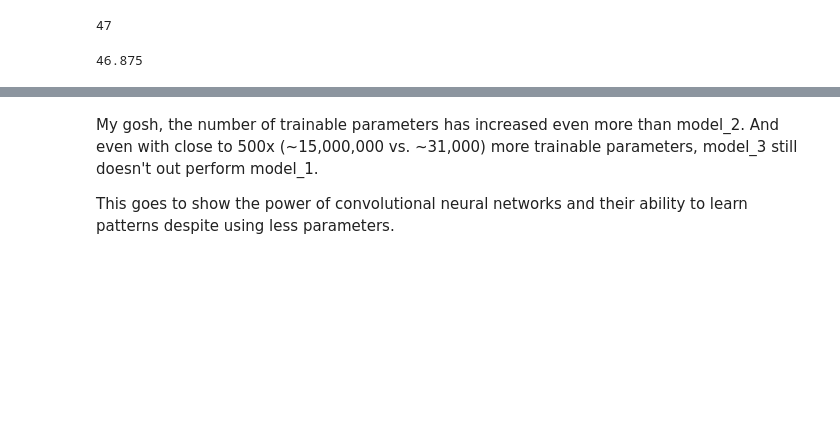
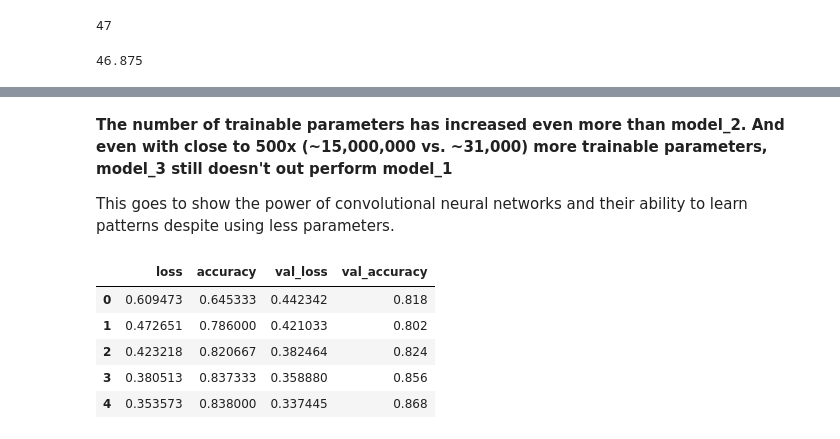
Before and after one commit to issarbhavya/ML, a Jupyter notebook: 03_convolutional_NN_&_computer_vision.ipynb, the cells around one changed output, grey strips where cells are left out. Drawn from its saved outputs; the diff is of its cells as text; code cells hidden in the pictures; blank space fills up the shorter version.

```diff
--- a/03_convolutional_NN_&_computer_vision.ipynb
+++ b/03_convolutional_NN_&_computer_vision.ipynb
@@ -363,6 +378,16 @@ Epoch 5/5
 # %% [markdown]
-
-My gosh, the number of trainable parameters has increased even more than model_2. And even with close to 500x (~15,000,000 vs. ~31,000) more trainable parameters, model_3 still doesn't out perform model_1.
+**The number of trainable parameters has increased even more than model_2. And even with close to 500x (~15,000,000 vs. ~31,000) more trainable parameters, model_3 still doesn't out perform model_1**
 
 
 This goes to show the power of convolutional neural networks and their ability to learn patterns despite using less parameters.
+# %%
+# Plot the training curves
+import pandas as pd
+pd.DataFrame(history_1.history)
+# %% [output]
+|  | loss | accuracy | val_loss | val_accuracy |
+| 0 | 0.609473 | 0.645333 | 0.442342 | 0.818 |
+| 1 | 0.472651 | 0.786000 | 0.421033 | 0.802 |
+| 2 | 0.423218 | 0.820667 | 0.382464 | 0.824 |
+| 3 | 0.380513 | 0.837333 | 0.358880 | 0.856 |
+| 4 | 0.353573 | 0.838000 | 0.337445 | 0.868 |
```
Also changed, not shown: parts of 17 cells of this notebook.
